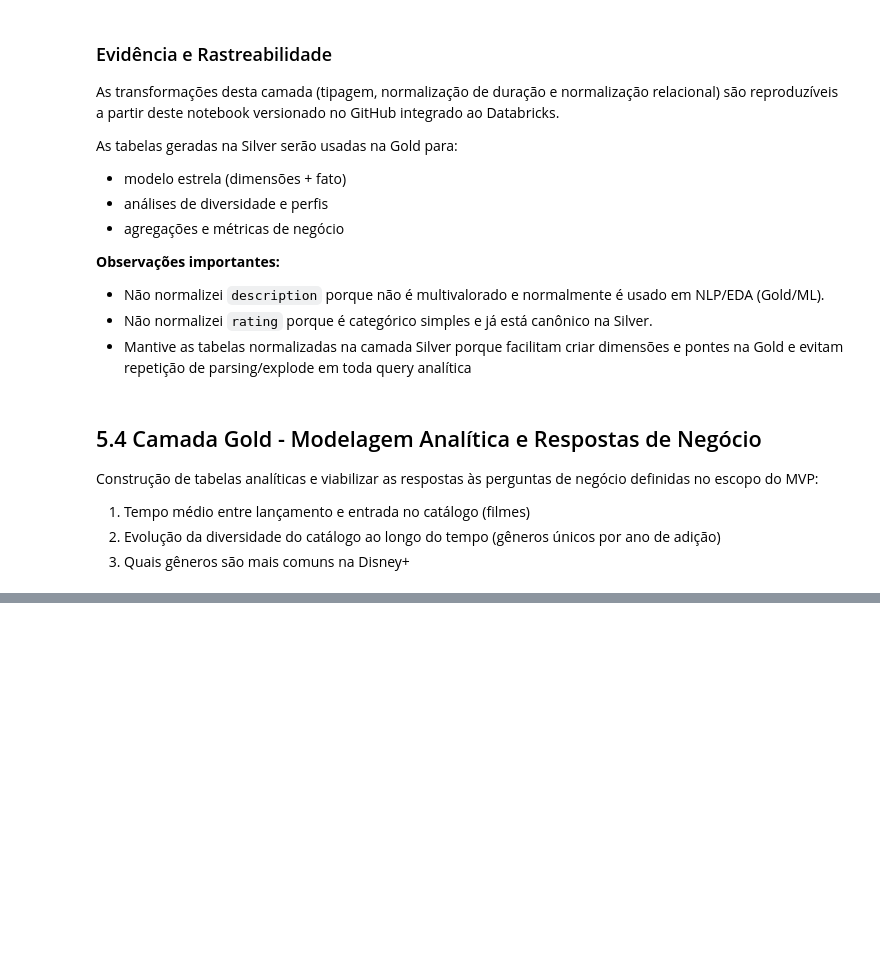
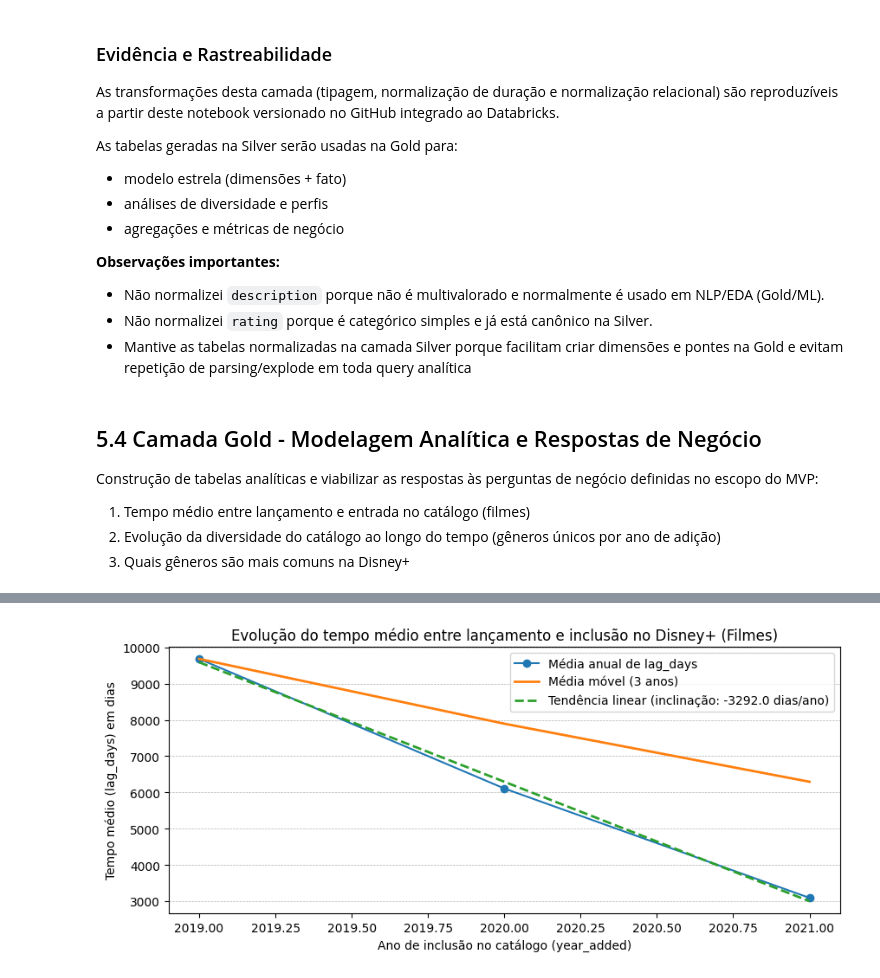
Before and after one commit to vivianemattos/mvp-vmm-engenharia-de-dados, a Jupyter notebook: notebooks/MVP Engenharia de Dados - Viviane Mendes Matos.ipynb, the cells around one changed output, grey strips where cells are left out. Drawn from its saved outputs; the diff is of its cells as text; code cells hidden in the pictures; blank space fills up the shorter version.

```diff
--- a/notebooks/MVP Engenharia de Dados - Viviane Mendes Matos.ipynb
+++ b/notebooks/MVP Engenharia de Dados - Viviane Mendes Matos.ipynb
@@ -592,0 +1293,55 @@ Qual é o tempo médio entre o lançamento e a entrada no catálogo Disney+ para
+# %%
+from pyspark.sql import functions as F
+import matplotlib.pyplot as plt
+import numpy as np
+
+# 1) Base: apenas filmes válidos
+df_yearly = (
+    spark.table("gold.fact_catalog_addition").alias("f")
+    .join(spark.table("gold.dim_type").alias("t"), F.col("f.type_id") == F.col("t.type_id"), "inner")
+    .where(
+        (F.col("t.type_name") == "Movie") &
+        F.col("f.full_date_added").isNotNull() &
+        F.col("f.lag_days").isNotNull() &
+        (F.col("f.lag_days") >= 0)
+    )
+    .withColumn("year_added", F.year(F.col("f.full_date_added")))
+    .groupBy("year_added")
+    .agg(
+        F.avg("f.lag_days").alias("avg_lag_days"),
+        F.count("*").alias("n_titles")
+    )
+    .orderBy("year_added")
+)
+
+# 2) Converter para pandas para plot
+pdf = df_yearly.toPandas()
+
+# (opcional) Filtrar anos com poucos títulos para evitar ruído (ajuste o limiar se quiser)
+min_n = 30
+pdf = pdf[pdf["n_titles"] >= min_n].copy()
+
+# 3) Média móvel para suavizar
+window = 3  # 3 anos
+pdf["avg_lag_days_ma"] = pdf["avg_lag_days"].rolling(window=window, min_periods=1).mean()
+
+# 4) Tendência linear (para evidência adicional)
+x = pdf["year_added"].to_numpy(dtype=float)
+y = pdf["avg_lag_days"].to_numpy(dtype=float)
+slope, intercept = np.polyfit(x, y, 1)
+trend = slope * x + intercept
+
+# 5) Plot (não especifico cores)
+plt.figure(figsize=(10, 4))
+plt.plot(pdf["year_added"], pdf["avg_lag_days"], marker="o", label="Média anual de lag_days")
+plt.plot(pdf["year_added"], pdf["avg_lag_days_ma"], linewidth=2, label=f"Média móvel ({window} anos)")
+plt.plot(pdf["year_added"], trend, linestyle="--", linewidth=2, label=f"Tendência linear (inclinação: {slope:.1f} dias/ano)")
+
+plt.xlabel("Ano de inclusão no catálogo (year_added)")
+plt.ylabel("Tempo médio (lag_days) em dias")
+plt.title("Evolução do tempo médio entre lançamento e inclusão no Disney+ (Filmes)")
+plt.legend()
+plt.grid(True, axis="y", linestyle="--", linewidth=0.5)
+plt.show()
+# %% [output]
+[figure, added]
```
Also changed, not shown: parts of 100 cells of this notebook, 2 other files.
